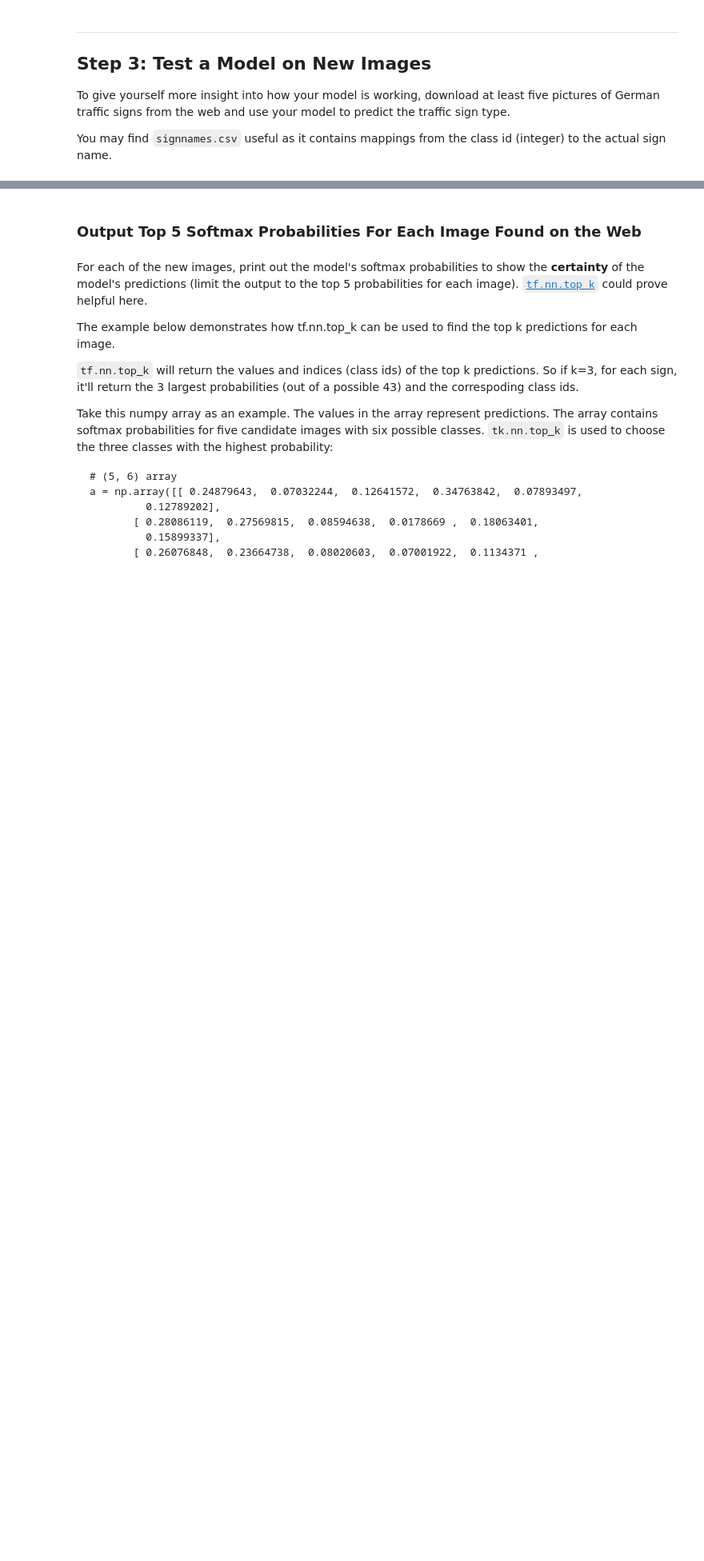
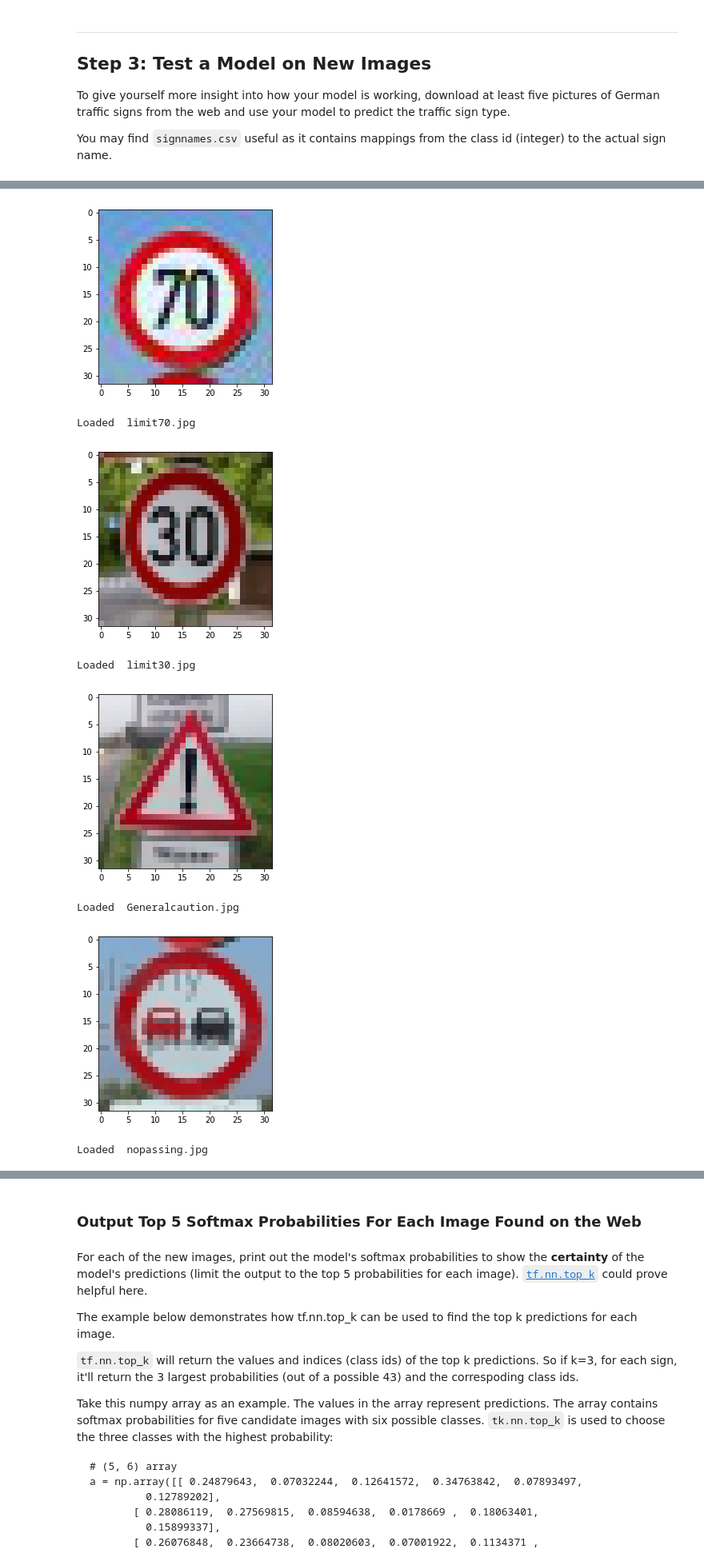
Before and after one commit to mlandry1/CarND, a Jupyter notebook: CarND-Traffic-Sign-Classifier-P2/Traffic_Sign_Classifier.ipynb, the cells around one changed output, grey strips where cells are left out. Shown: that part at 80% size. Drawn from its saved outputs; the diff is of its cells as text; code cells hidden in the pictures; blank space fills up the shorter version.

```diff
--- a/CarND-Traffic-Sign-Classifier-P2/Traffic_Sign_Classifier.ipynb
+++ b/CarND-Traffic-Sign-Classifier-P2/Traffic_Sign_Classifier.ipynb
@@ -752,0 +758,28 @@ Test Accuracy = 0.951
+# %%
+import matplotlib.image as mpimg
+import os
+
+test_images = os.listdir('traffic-signs-data/web_found_signs/')
+
+X_web = []
+
+for file in test_images:
+
+    image = mpimg.imread('traffic-signs-data/web_found_signs/' + file)
+
+    plt.imshow(image)
+    plt.show()
+    print("Loaded ", file)
+
+    X_web.append(image)
+
+X_web = np.array(X_web)
+# %% [output]
+[figure, added]
+Loaded  limit70.jpg
+[figure, added]
+Loaded  limit30.jpg
+[figure, added]
+Loaded  Generalcaution.jpg
+[figure, added]
+Loaded  nopassing.jpg
```
Also changed, not shown: parts of 18 cells of this notebook.
